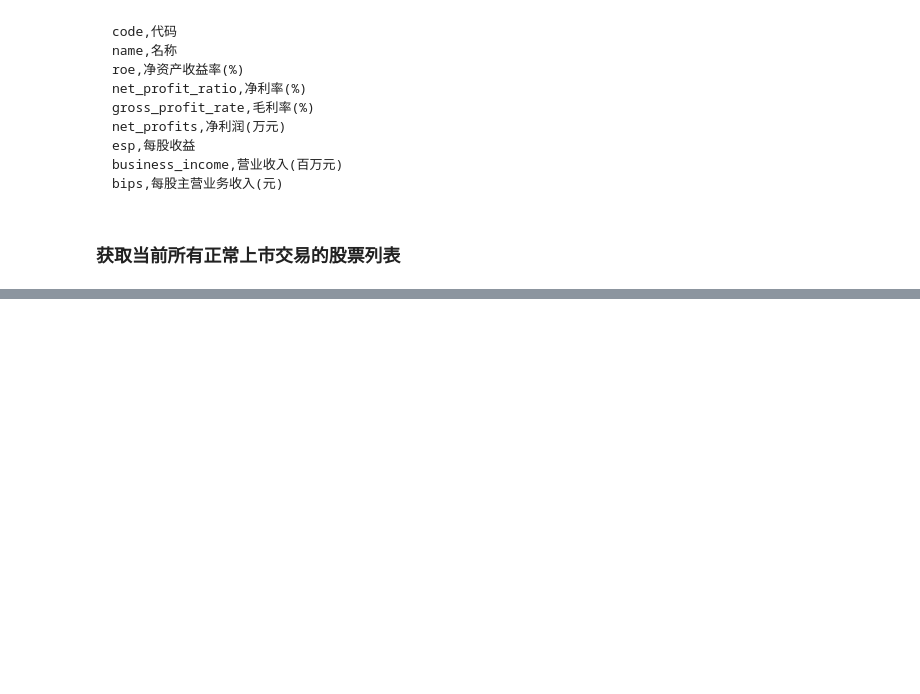
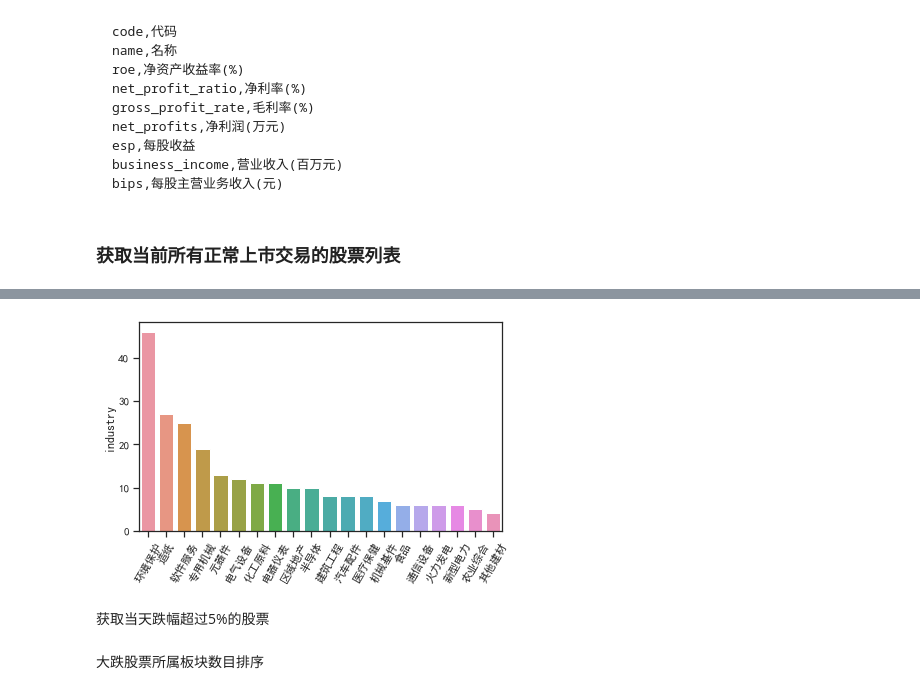
Before and after one commit to heblade/pythontraining, a Jupyter notebook: 21.3 A_stocks.ipynb, the cells around one changed output, grey strips where cells are left out. Cells and saved outputs as stored; diff of their text form; code cells hidden in the pictures; blank space fills up the shorter version.

```diff
--- a/21.3 A_stocks.ipynb
+++ b/21.3 A_stocks.ipynb
@@ -233,0 +293,10 @@ Exception: 抱歉，您没有访问该接口的权限，权限的具体详情访
+# %%
+sns.barplot(x=up_market_count.index[0:20], y='industry', data=up_market_count.head(20))
+# 旋转X轴文本为90度
+plt.xticks(plt.xticks()[0], up_market_count.index, rotation=60)
+plt.tight_layout()
+plt.show()
+# %% [output]
+[figure, added]
+# %% [markdown]
+获取当天跌幅超过5%的股票
@@ -233,0 +306,2 @@ Exception: 抱歉，您没有访问该接口的权限，权限的具体详情访
+# %% [markdown]
+大跌股票所属板块数目排序
```
Also changed, not shown: parts of 69 cells of this notebook, 13 other files.
